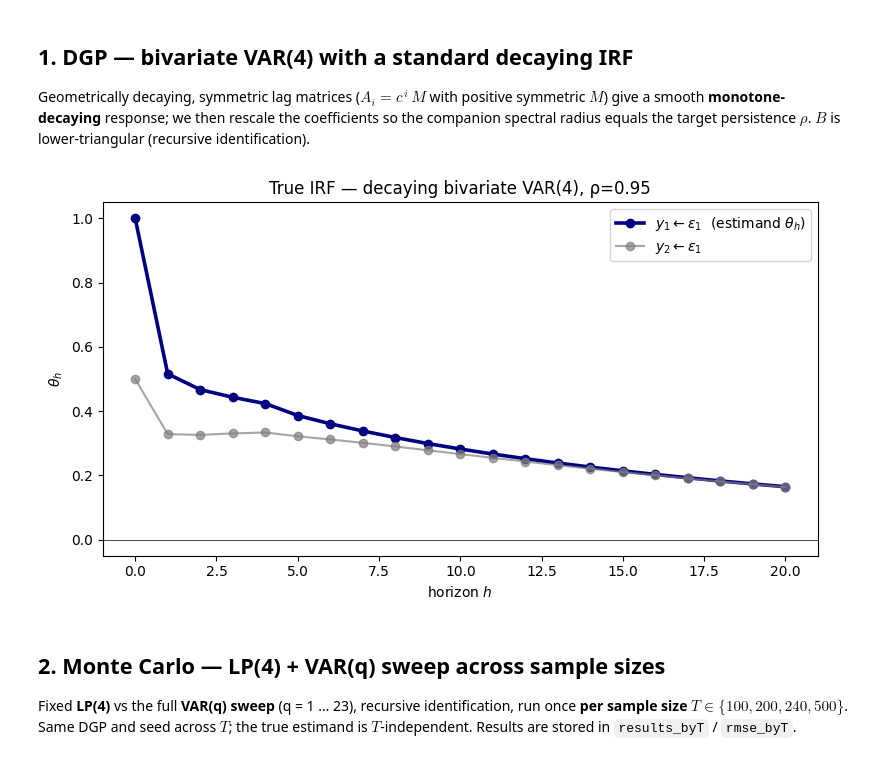
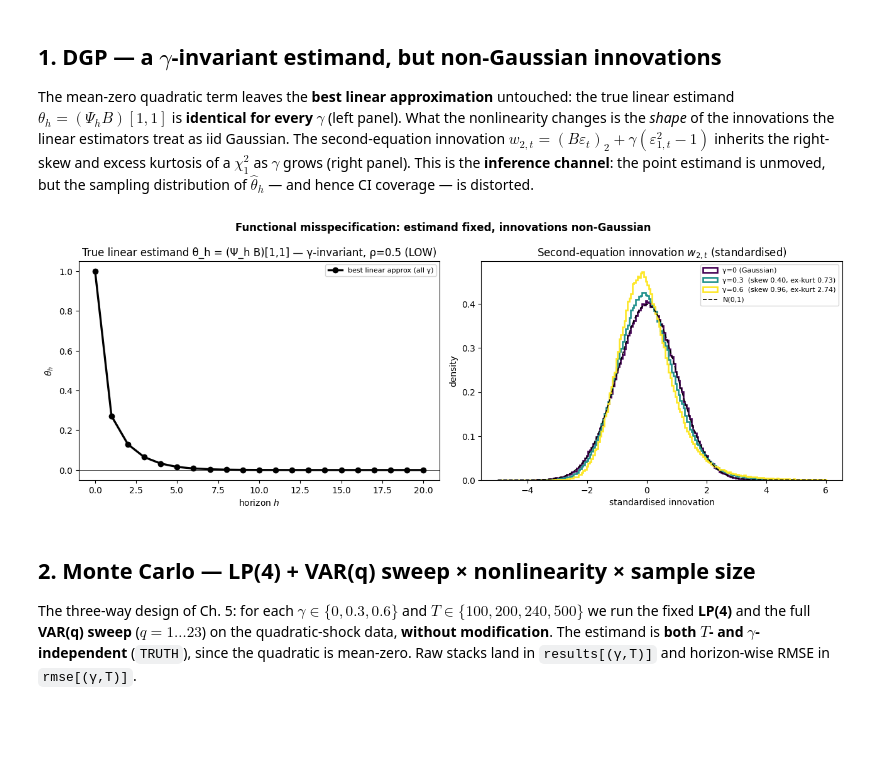
Before and after one commit to Aaron030/Monte_Carlo-LP_vs_VAR, a Jupyter notebook: experiments/Extension_Functional_MisSpec.ipynb, the cells around one changed output. Cells and saved outputs as stored; diff of their text form; code cells hidden in the pictures; blank space fills up the shorter version.

```diff
--- a/experiments/Extension_Functional_MisSpec.ipynb
+++ b/experiments/Extension_Functional_MisSpec.ipynb
@@ -30,0 +21,3 @@ achieved spectral radius (persistence): 0.95
+# %%
+# Define the persistence scenario to run. Can be "LOW" (rho = 0.5), "MID" (rho = 0.7), "HIGH" (rho = 0.95)
+Scenario = "LOW"
@@ -31,23 +56,45 @@ achieved spectral radius (persistence): 0.95
 # %% [markdown]
-## 1. DGP — bivariate VAR(4) with a standard decaying IRF
+## 1. DGP — a $\gamma$-invariant estimand, but non-Gaussian innovations
 
-Geometrically decaying, symmetric lag matrices ($A_i = c^{\,i}\,M$ with positive symmetric $M$) give a smooth **monotone-decaying** response; we then rescale the coefficients so the companion spectral radius equals the target persistence $\rho$. $B$ is lower-triangular (recursive identification).
+The mean-zero quadratic term leaves the **best linear approximation** untouched: the true linear estimand $\theta_h=(\Psi_h B)[1,1]$ is **identical for every $\gamma$** (left panel). What the nonlinearity changes is the *shape* of the innovations the linear estimators treat as iid Gaussian. The second-equation innovation $w_{2,t}=(B\varepsilon_t)_2+\gamma(\varepsilon_{1,t}^2-1)$ inherits the right-skew and excess kurtosis of a $\chi^2_1$ as $\gamma$ grows (right panel). This is the **inference channel**: the point estimand is unmoved, but the sampling distribution of $\hat\theta_h$ — and hence CI coverage — is distorted.
 # %%
-# True structural IRFs (no estimation)
-hgrid = np.arange(H + 1)
-irf = {(r, m): var_irf(DGP, H, shock=m, response=r) for r in range(2) for m in range(2)}
+def _moments(x):
+    """Sample skewness and excess kurtosis (numpy-only)."""
+    z = (x - x.mean()) / x.std()
+    return float((z ** 3).mean()), float((z ** 4).mean() - 3.0)
 
-fig, ax = plt.subplots(figsize=(8, 4.5))
-ax.plot(hgrid, irf[(0, 0)], "o-", lw=2.6, color="navy", label=r"$y_1 \leftarrow \varepsilon_1$  (estimand $\theta_h$)")
-ax.plot(hgrid, irf[(1, 0)], "o-", lw=1.5, alpha=0.7, color="tab:gray", label=r"$y_2 \leftarrow \varepsilon_1$")
+
+fig, axes = plt.subplots(1, 2, figsize=(13, 4.8))
+
+# (a) gamma-invariant best-linear-approximation IRF (one curve for all gamma)
+ax = axes[0]
+ax.plot(hgrid, TRUTH, "o-", lw=2.4, color="black", label="best linear approx (all γ)")
 ax.axhline(0, color="k", lw=0.5)
-ax.set_title(f"True IRF — decaying bivariate VAR(4), ρ={RHO}")
-ax.set_xlabel("horizon $h$"); ax.set_ylabel(r"$\theta_h$"); ax.legend()
-fig.tight_layout(); plt.show()
+ax.set_title(f"True linear estimand θ_h = (Ψ_h B)[1,1] — γ-invariant, ρ={RHO} ({Scenario})")
+ax.set_xlabel("horizon $h$"); ax.set_ylabel(r"$\theta_h$"); ax.legend(fontsize=8)
+
+# (b) non-Gaussianity injected into the second-equation innovation as gamma grows
+ax = axes[1]
+rng = np.random.default_rng(7)
+eps = rng.standard_normal((400_000, 2))
+for g in GAMMAS:
+    w2 = (eps @ B.T)[:, 1] + g * (eps[:, 0] ** 2 - 1.0)   # second-equation innovation
+    sk, ek = _moments(w2)
+    w2 = (w2 - w2.mean()) / w2.std()
+    lab = "γ=0 (Gaussian)" if g == 0 else f"γ={g}  (skew {sk:.2f}, ex-kurt {ek:.2f})"
+    ax.hist(w2, bins=200, range=(-5, 6), density=True, histtype="step", lw=1.9, color=cg[g], label=lab)
+xx = np.linspace(-5, 6, 400)
+ax.plot(xx, np.exp(-xx ** 2 / 2) / np.sqrt(2 * np.pi), "k--", lw=1.2, label="N(0,1)")
+ax.set_title("Second-equation innovation $w_{2,t}$ (standardised)")
+ax.set_xlabel("standardised innovation"); ax.set_ylabel("density"); ax.legend(fontsize=8)
+fig.suptitle("Functional misspecification: estimand fixed, innovations non-Gaussian", fontweight="bold")
+fig.tight_layout()
+plt.savefig(f"../figures/Functional_MisSpec/{Scenario}_DGP.png")
+plt.show()
 # %% [output]
-[figure, old version]
+[figure, new version]
 # %% [markdown]
-## 2. Monte Carlo — LP(4) + VAR(q) sweep across sample sizes
+## 2. Monte Carlo — LP(4) + VAR(q) sweep × nonlinearity × sample size
 
-Fixed **LP(4)** vs the full **VAR(q) sweep** (q = 1 … 23), recursive identification, run once **per sample size** $T \in \{100, 200, 240, 500\}$. Same DGP and seed across $T$; the true estimand is $T$-independent. Results are stored in `results_byT` / `rmse_byT`.
+The three-way design of Ch. 5: for each $\gamma\in\{0,0.3,0.6\}$ and $T\in\{100,200,240,500\}$ we run the fixed **LP(4)** and the full **VAR(q) sweep** ($q=1\ldots23$) on the quadratic-shock data, **without modification**. The estimand is **both $T$- and $\gamma$-independent** (`TRUTH`), since the quadratic is mean-zero. Raw stacks land in `results[(γ,T)]` and horizon-wise RMSE in `rmse[(γ,T)]`.
 # %%
```
Also changed, not shown: parts of 26 cells of this notebook, 32 other files.
